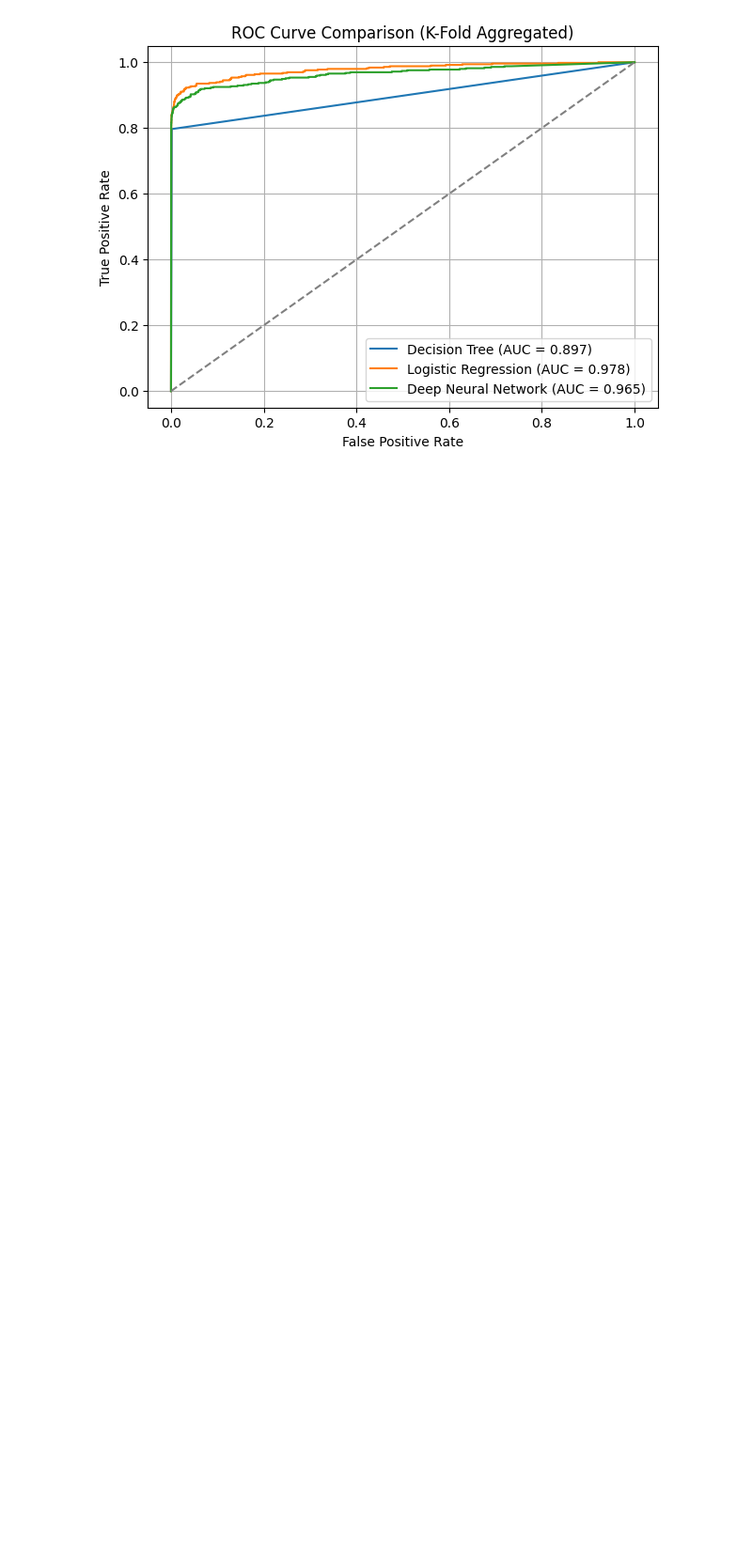
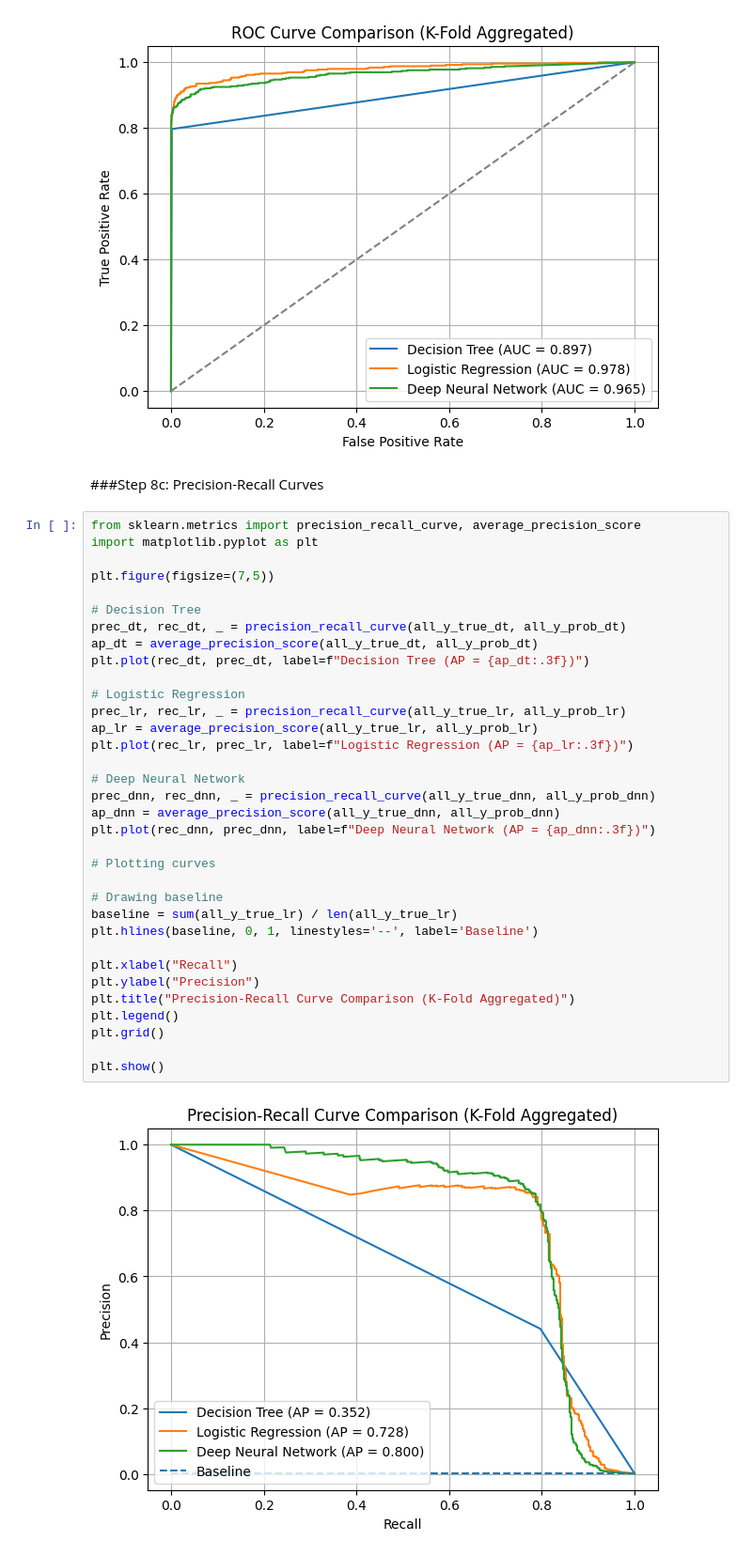
Before and after one commit to COMP3608-Group-12/Project, a Jupyter notebook: Group_12_Dataset_1.ipynb, the cells around one changed output. Shown at 94% size. Drawn from its saved outputs; the diff is of its cells as text; blank space fills up the shorter version.

Commit message:
Plotted precision-recall curves for the 3 models based on aggregated K Fold results

```diff
--- a/Group_12_Dataset_1.ipynb
+++ b/Group_12_Dataset_1.ipynb
@@ -528,3 +528,41 @@ plt.grid()
 plt.show()
 # %% [output]
 [figure]
+# %% [markdown]
+###Step 8c: Precision-Recall Curves
+# %%
+from sklearn.metrics import precision_recall_curve, average_precision_score
+import matplotlib.pyplot as plt
+
+plt.figure(figsize=(7,5))
+
+# Decision Tree
+prec_dt, rec_dt, _ = precision_recall_curve(all_y_true_dt, all_y_prob_dt)
+ap_dt = average_precision_score(all_y_true_dt, all_y_prob_dt)
+plt.plot(rec_dt, prec_dt, label=f"Decision Tree (AP = {ap_dt:.3f})")
+
+# Logistic Regression
+prec_lr, rec_lr, _ = precision_recall_curve(all_y_true_lr, all_y_prob_lr)
+ap_lr = average_precision_score(all_y_true_lr, all_y_prob_lr)
+plt.plot(rec_lr, prec_lr, label=f"Logistic Regression (AP = {ap_lr:.3f})")
+
+# Deep Neural Network
+prec_dnn, rec_dnn, _ = precision_recall_curve(all_y_true_dnn, all_y_prob_dnn)
+ap_dnn = average_precision_score(all_y_true_dnn, all_y_prob_dnn)
+plt.plot(rec_dnn, prec_dnn, label=f"Deep Neural Network (AP = {ap_dnn:.3f})")
+
+# Plotting curves
+
+# Drawing baseline
+baseline = sum(all_y_true_lr) / len(all_y_true_lr)
+plt.hlines(baseline, 0, 1, linestyles='--', label='Baseline')
+
+plt.xlabel("Recall")
+plt.ylabel("Precision")
+plt.title("Precision-Recall Curve Comparison (K-Fold Aggregated)")
+plt.legend()
+plt.grid()
+
+plt.show()
+# %% [output]
+[figure, added]
```
